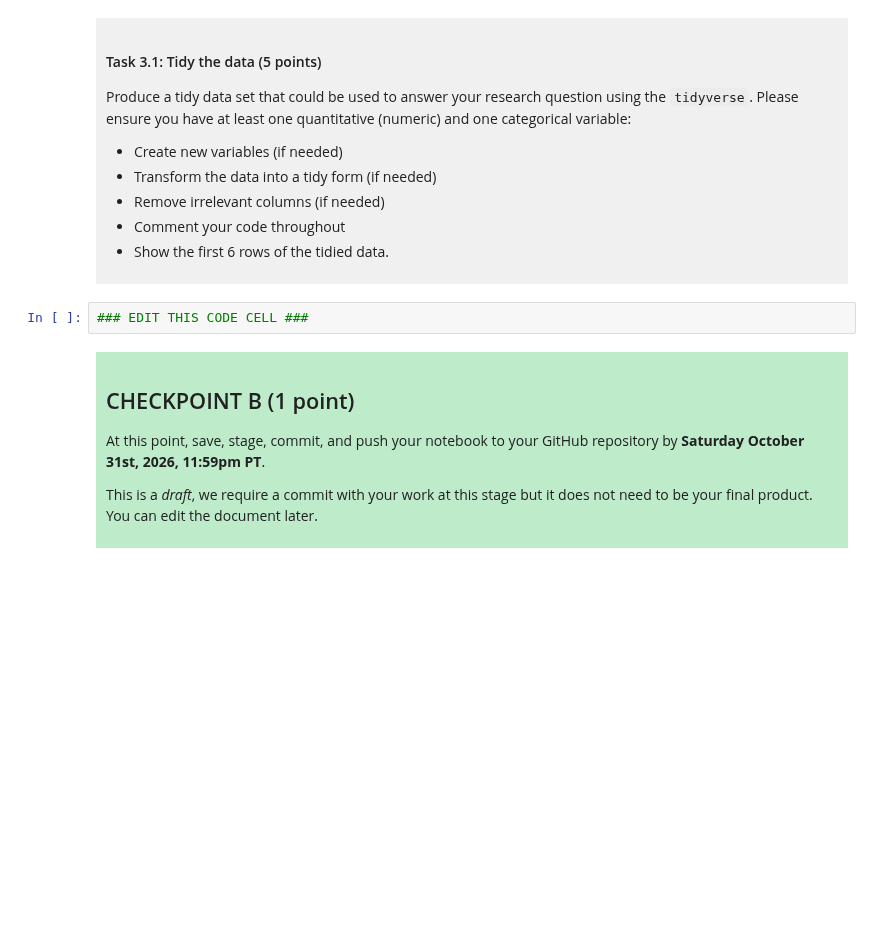
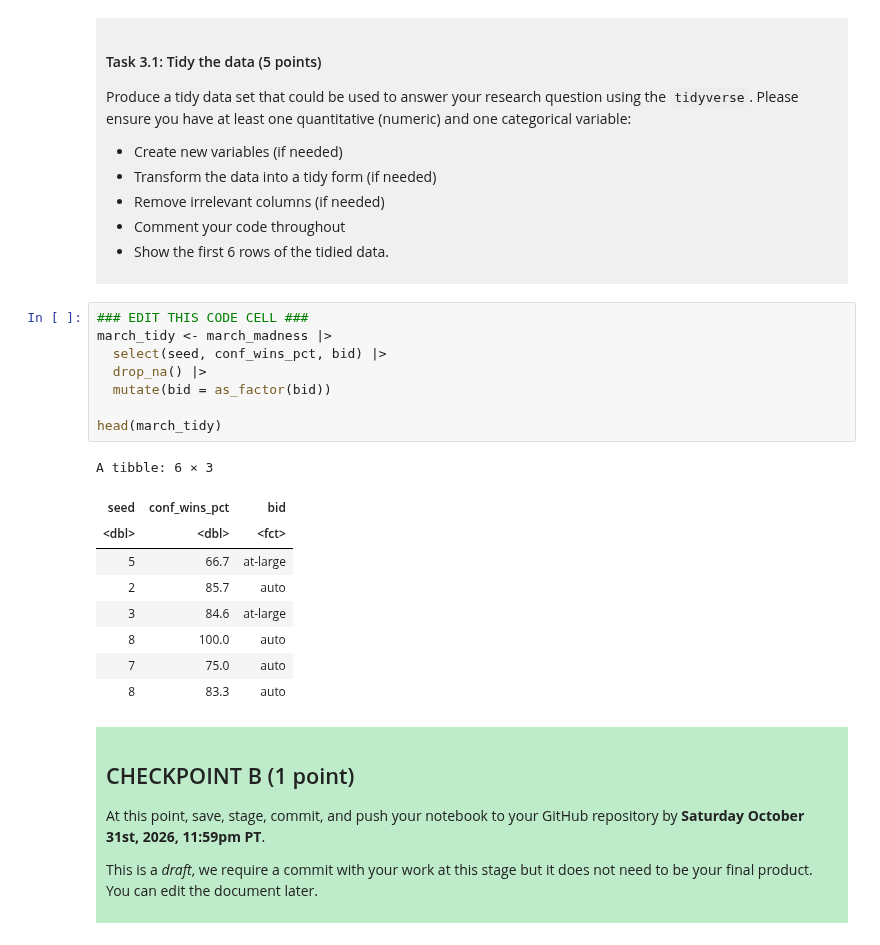
Before and after one commit to slapsysmum/dsci-100-project-pengbo-li, a Jupyter notebook: dsci-100-project-notebook.ipynb, the cells around one changed output. Cells and saved outputs as stored; diff of their text form; blank space fills up the shorter version.

```diff
--- a/dsci-100-project-notebook.ipynb
+++ b/dsci-100-project-notebook.ipynb
@@ -190,6 +223,22 @@ Produce a tidy data set that could be used to answer your research question usin
 </div>
 # %%
 ### EDIT THIS CODE CELL ###
+march_tidy <- march_madness |>
+  select(seed, conf_wins_pct, bid) |>
+  drop_na() |>
+  mutate(bid = as_factor(bid))
+
+head(march_tidy)
+# %% [output]
+A tibble: 6 × 3
+| seed | conf_wins_pct | bid |
+| <dbl> | <dbl> | <fct> |
+| 5 | 66.7 | at-large |
+| 2 | 85.7 | auto |
+| 3 | 84.6 | at-large |
+| 8 | 100.0 | auto |
+| 7 | 75.0 | auto |
+| 8 | 83.3 | auto |
 # %% [markdown]
 <div style="background-color: #beebca; padding: 10px;">
 
```
Also changed, not shown: parts of 3 cells of this notebook.
